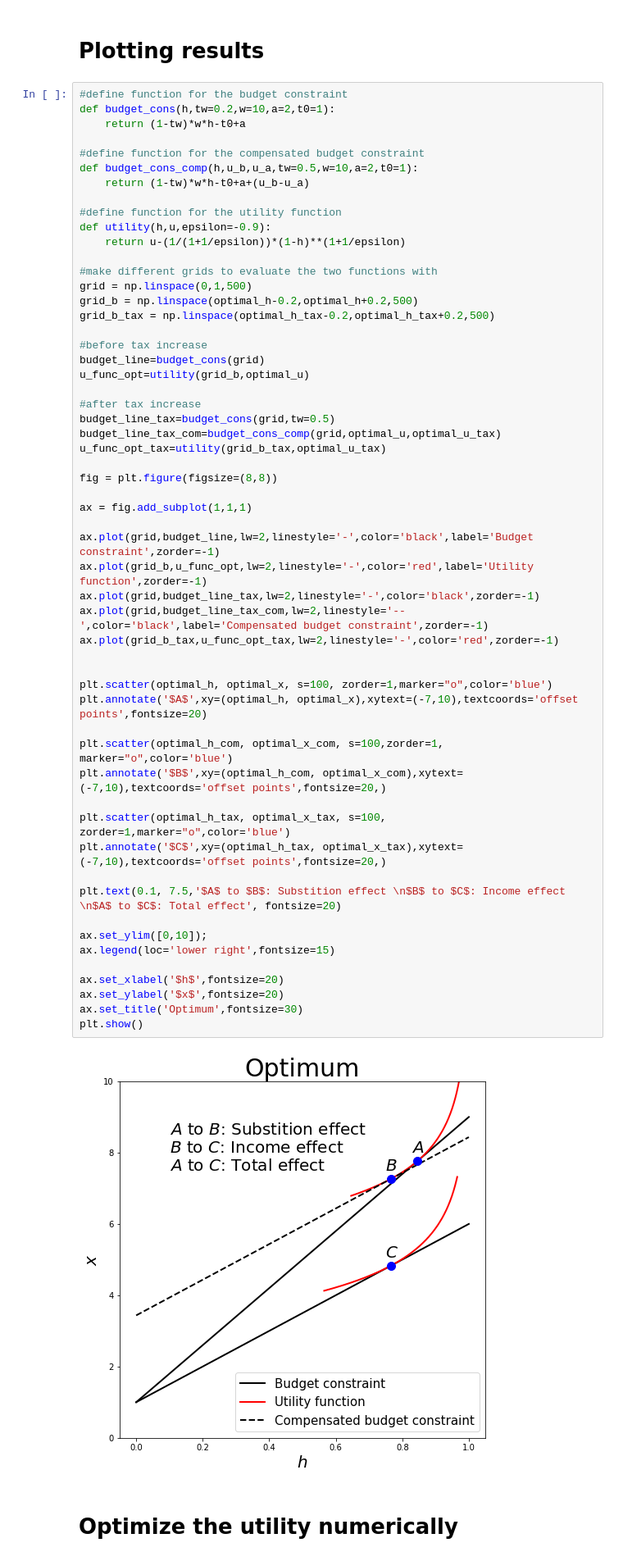
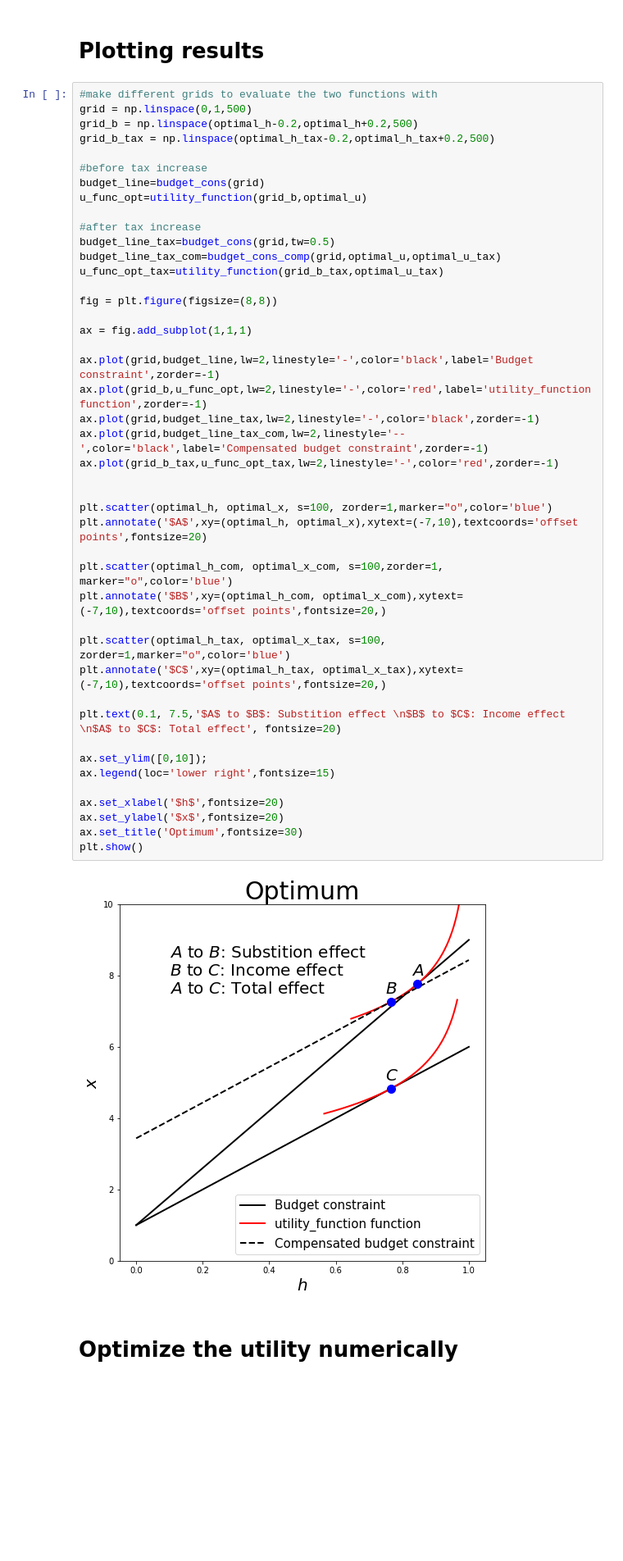
Before and after one commit to NumEconCopenhagen/projects-2019-tobias_jacob_sandru, a Jupyter notebook: modelproject/A2.ipynb, the cells around one changed output. Shown at 82% size. Cells and saved outputs as stored; diff of their text form; blank space fills up the shorter version.

Commit message:
Importing functions now works

```diff
--- a/modelproject/A2.ipynb
+++ b/modelproject/A2.ipynb
@@ -143,18 +146,6 @@ print(tax_before,tax_after)
 # %% [markdown]
 # Plotting results
 # %%
-#define function for the budget constraint
-def budget_cons(h,tw=0.2,w=10,a=2,t0=1):
-    return (1-tw)*w*h-t0+a
-
-#define function for the compensated budget constraint
-def budget_cons_comp(h,u_b,u_a,tw=0.5,w=10,a=2,t0=1):
-    return (1-tw)*w*h-t0+a+(u_b-u_a)
-
-#define function for the utility function
-def utility(h,u,epsilon=-0.9):
-    return u-(1/(1+1/epsilon))*(1-h)**(1+1/epsilon)
-
 #make different grids to evaluate the two functions with
 grid = np.linspace(0,1,500)
 grid_b = np.linspace(optimal_h-0.2,optimal_h+0.2,500)
@@ -162,44 +153,44 @@ grid_b_tax = np.linspace(optimal_h_tax-0.2,optimal_h_tax+0.2,500)
 
 #before tax increase
 budget_line=budget_cons(grid)
-u_func_opt=utility(grid_b,optimal_u)
+u_func_opt=utility_function(grid_b,optimal_u)
 
 #after tax increase
 budget_line_tax=budget_cons(grid,tw=0.5)
 budget_line_tax_com=budget_cons_comp(grid,optimal_u,optimal_u_tax)
-u_func_opt_tax=utility(grid_b_tax,optimal_u_tax)
+u_func_opt_tax=utility_function(grid_b_tax,optimal_u_tax)
 
 fig = plt.figure(figsize=(8,8))
 
 ax = fig.add_subplot(1,1,1)
 
 ax.plot(grid,budget_line,lw=2,linestyle='-',color='black',label='Budget constraint',zorder=-1)
-ax.plot(grid_b,u_func_opt,lw=2,linestyle='-',color='red',label='Utility function',zorder=-1)
+ax.plot(grid_b,u_func_opt,lw=2,linestyle='-',color='red',label='utility_function function',zorder=-1)
 ax.plot(grid,budget_line_tax,lw=2,linestyle='-',color='black',zorder=-1)
 ax.plot(grid,budget_line_tax_com,lw=2,linestyle='--',color='black',label='Compensated budget constraint',zorder=-1)
 ax.plot(grid_b_tax,u_func_opt_tax,lw=2,linestyle='-',color='red',zorder=-1)
 
 
 plt.scatter(optimal_h, optimal_x, s=100, zorder=1,marker="o",color='blue')
 plt.annotate('$A$',xy=(optimal_h, optimal_x),xytext=(-7,10),textcoords='offset points',fontsize=20)
 
 plt.scatter(optimal_h_com, optimal_x_com, s=100,zorder=1, marker="o",color='blue')
 plt.annotate('$B$',xy=(optimal_h_com, optimal_x_com),xytext=(-7,10),textcoords='offset points',fontsize=20,)
 
 plt.scatter(optimal_h_tax, optimal_x_tax, s=100, zorder=1,marker="o",color='blue')
 plt.annotate('$C$',xy=(optimal_h_tax, optimal_x_tax),xytext=(-7,10),textcoords='offset points',fontsize=20,)
 
 plt.text(0.1, 7.5,'$A$ to $B$: Substition effect \n$B$ to $C$: Income effect \n$A$ to $C$: Total effect', fontsize=20)
 
 ax.set_ylim([0,10]);
 ax.legend(loc='lower right',fontsize=15)
 
 ax.set_xlabel('$h$',fontsize=20)
 ax.set_ylabel('$x$',fontsize=20)
 ax.set_title('Optimum',fontsize=30)
 plt.show()
 # %% [output]
-[figure, old version]
+[figure, new version]
 # %% [markdown]
 # Optimize the utility numerically
 # %% [markdown]
```
Also changed, not shown: parts of 9 cells of this notebook, 2 other files.
